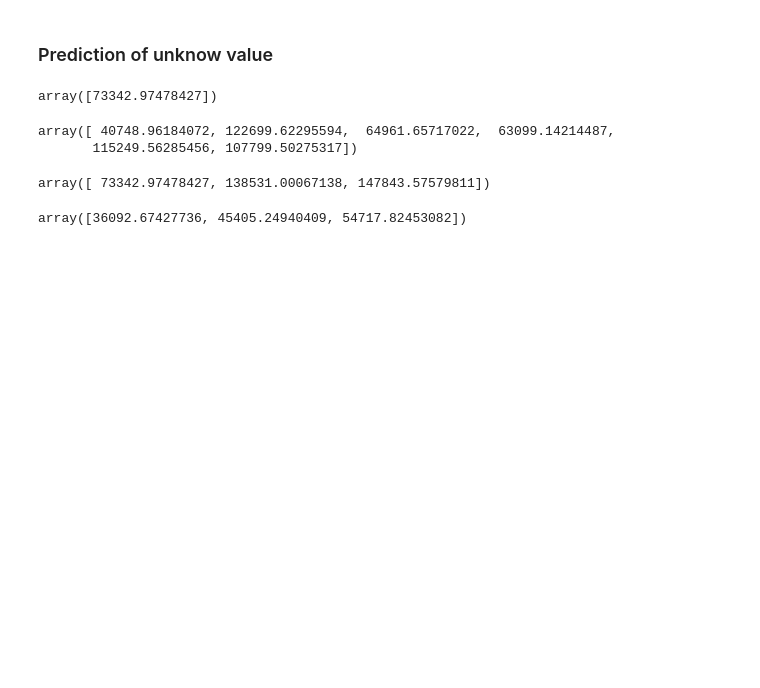
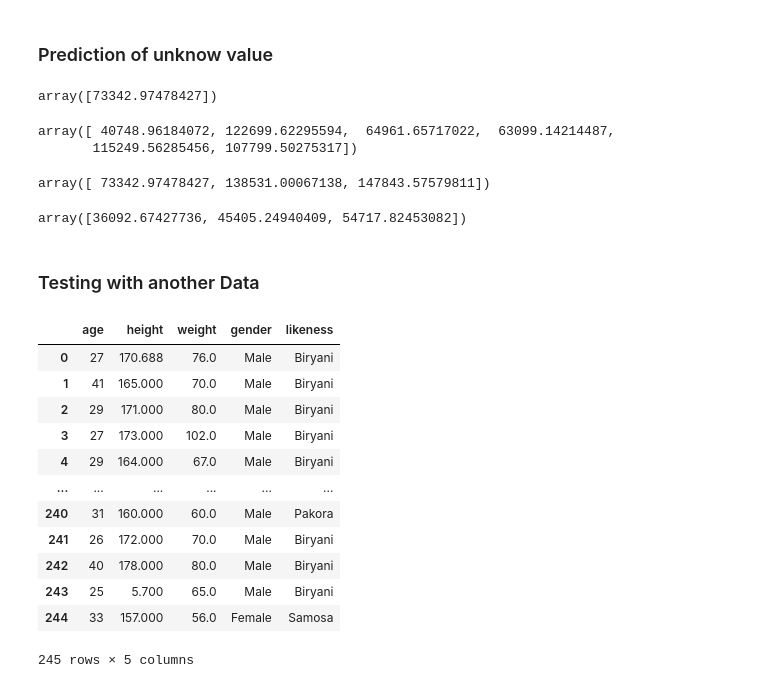
Before and after one commit to ruhanahmad/DataScience, a Jupyter notebook: MachineLearning/Linear Regression.ipynb, the cells around one changed output. Saved outputs shown, nothing was run; the diff lists cells and outputs as text; code cells hidden in the pictures; blank space fills up the shorter version.

```diff
--- a/MachineLearning/Linear Regression.ipynb
+++ b/MachineLearning/Linear Regression.ipynb
@@ -138,3 +138,25 @@ x=([1],[2],[3])
 model.predict(x)
 # %% [output]
 array([36092.67427736, 45405.24940409, 54717.82453082])
+# %% [markdown]
+### Testing with another Data
+# %%
+import pandas as pd
+import numpy as np
+
+df = pd.read_csv("mldata.csv")
+df
+# %% [output]
+|  | age | height | weight | gender | likeness |
+| 0 | 27 | 170.688 | 76.0 | Male | Biryani |
+| 1 | 41 | 165.000 | 70.0 | Male | Biryani |
+| 2 | 29 | 171.000 | 80.0 | Male | Biryani |
+| 3 | 27 | 173.000 | 102.0 | Male | Biryani |
+| 4 | 29 | 164.000 | 67.0 | Male | Biryani |
+| ... | ... | ... | ... | ... | ... |
+| 240 | 31 | 160.000 | 60.0 | Male | Pakora |
+| 241 | 26 | 172.000 | 70.0 | Male | Biryani |
+| 242 | 40 | 178.000 | 80.0 | Male | Biryani |
+| 243 | 25 | 5.700 | 65.0 | Male | Biryani |
+| 244 | 33 | 157.000 | 56.0 | Female | Samosa |
+245 rows × 5 columns
```
Also changed, not shown: parts of 7 cells of this notebook, 1 other file.
